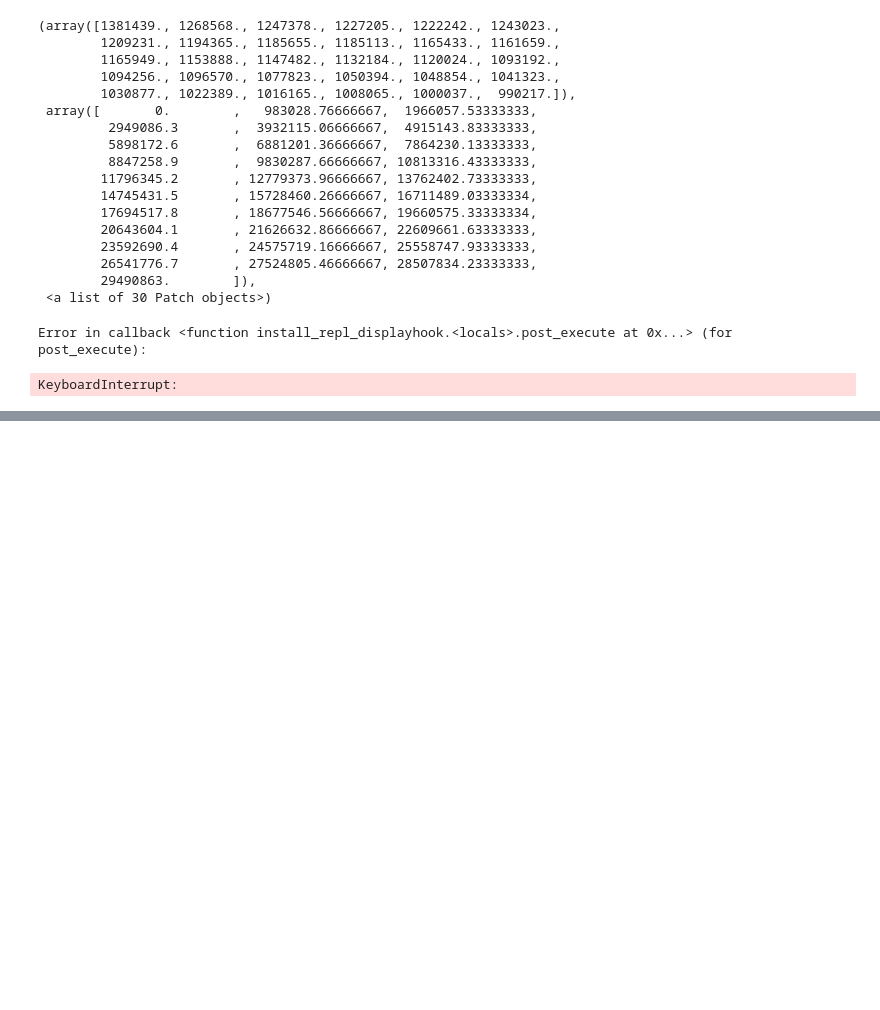
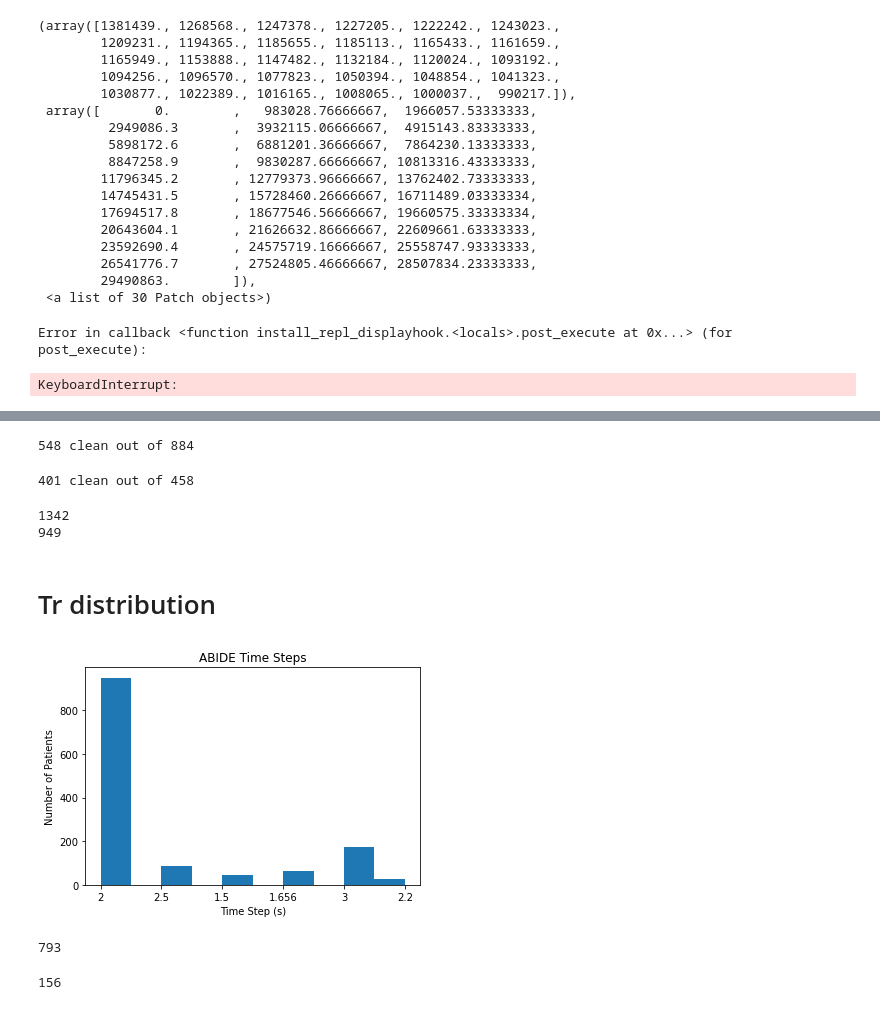
Before and after one commit to cparish312/asd_diagnosis_fmri, a Jupyter notebook: notebooks/abide_preprocessed_analysis.ipynb, the cells around one changed output, grey strips where cells are left out. Saved outputs shown, nothing was run; the diff lists cells and outputs as text; code cells hidden in the pictures; blank space fills up the shorter version.

```diff
--- a/notebooks/abide_preprocessed_analysis.ipynb
+++ b/notebooks/abide_preprocessed_analysis.ipynb
@@ -264,0 +303,34 @@ for ts in t_rois:
+# %%
+ab_subjects_d = load_subjects_d(ab_subjects_dir)
+ab_subjects = list(ab_subjects_d.values())
+ab_subjects_c = clean_subjects(ab_subjects)
+# %% [output]
+548 clean out of 884
+# %%
+ab2_subjects_d = load_subjects_d(ab2_subjects_dir)
+ab2_subjects = list(ab2_subjects_d.values())
+ab2_subjects_c = clean_subjects(ab2_subjects)
+# %% [output]
+401 clean out of 458
+# %%
+ab_subjects.extend(ab2_subjects)
+print(len(ab_subjects))
+ab_subjects_c.extend(ab2_subjects_c)
+print(len(ab_subjects_c))
+# %% [output]
+1342
+949
+# %% [markdown]
+# Tr distribution
+# %%
+trs = list()
+for s in ab_subjects:
+    trs.append(s._tr)
+# %%
+plt.title('ABIDE Time Steps')
+plt.xlabel('Time Step (s)')
+plt.ylabel('Number of Patients')
+plt.hist(trs)
+plt.savefig('./../imgs/hist_abide_trs.png')
+# %% [output]
+[figure, added]
@@ -264,0 +341,8 @@ for ts in t_rois:
+# %%
+sex.count(1)
+# %% [output]
+793
+# %%
+sex.count(2)
+# %% [output]
+156
```
Also changed, not shown: parts of 12 cells of this notebook, 6 other files.
